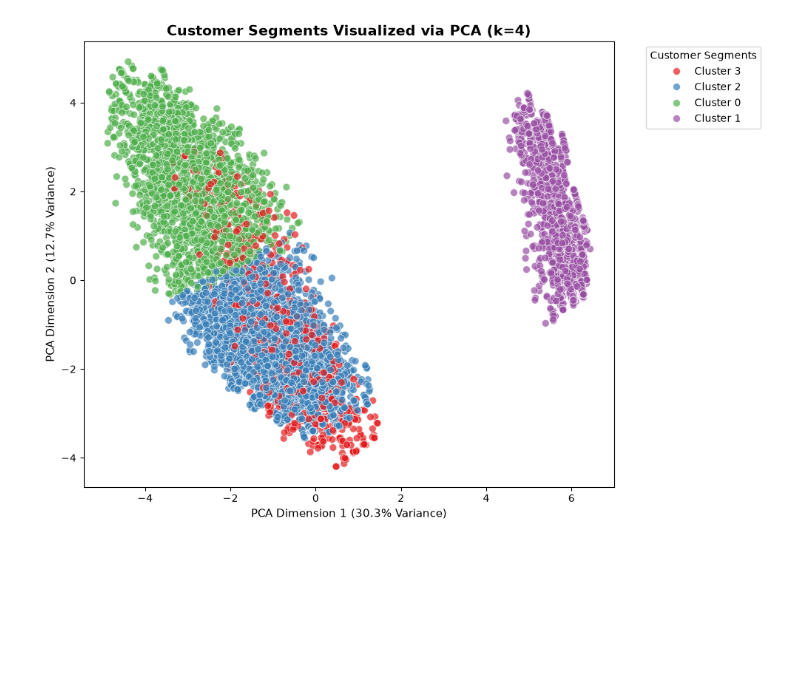
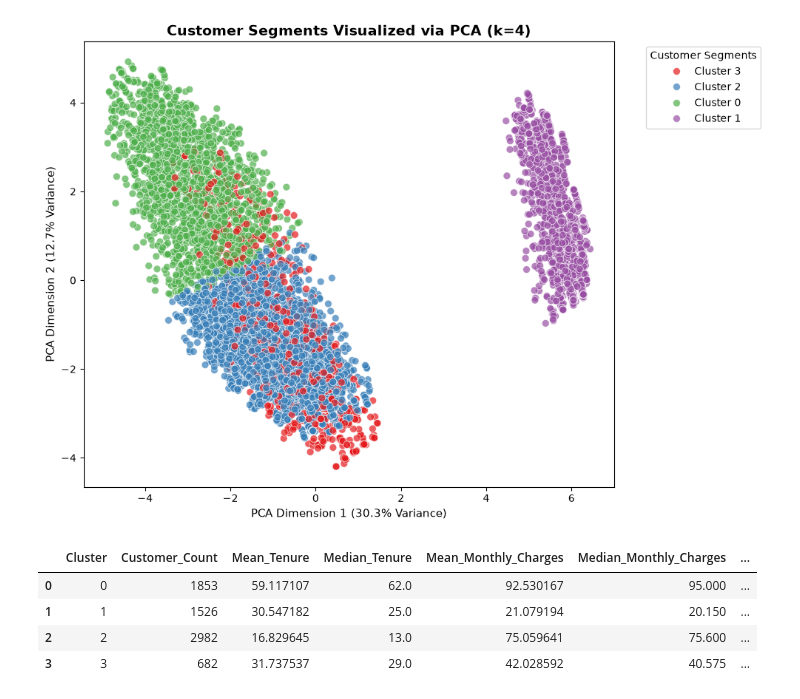
Before and after one commit to mohammed-mehdi-saibat/client-churn-prediction, a Jupyter notebook: notebooks/02_clustering.ipynb, the cells around one changed output. Drawn from its saved outputs; the diff is of its cells as text; code cells hidden in the pictures; blank space fills up the shorter version.

```diff
--- a/notebooks/02_clustering.ipynb
+++ b/notebooks/02_clustering.ipynb
@@ -186,3 +186,29 @@ plt.show()
 # %% [output]
 PCA cluster plot successfully saved to: ../artifacts/figures/clustering/pca_clusters.png
 [figure]
+# %%
+# Cluster Profiling & Business Interpretation
+cluster_summary = df.groupby("cluster").agg({
+    "customer_id": "count",
+    "tenure": ["mean", "median"],
+    "monthly_charges": ["mean", "median"],
+    "total_charges": ["mean", "median"],
+    "total_services_count": "mean",
+    "churn": "mean"  # Validating historical churn distribution across clusters
+}).reset_index()
+
+cluster_summary.columns = [
+    "Cluster", "Customer_Count",
+    "Mean_Tenure", "Median_Tenure",
+    "Mean_Monthly_Charges", "Median_Monthly_Charges",
+    "Mean_Total_Charges", "Median_Total_Charges",
+    "Mean_Services_Count", "Churn_Rate"
+]
+
+display(cluster_summary)
+# %% [output]
+|  | Cluster | Customer_Count | Mean_Tenure | Median_Tenure | Mean_Monthly_Charges | Median_Monthly_Charges | ... |
+| 0 | 0 | 1853 | 59.117107 | 62.0 | 92.530167 | 95.000 | ... |
+| 1 | 1 | 1526 | 30.547182 | 25.0 | 21.079194 | 20.150 | ... |
+| 2 | 2 | 2982 | 16.829645 | 13.0 | 75.059641 | 75.600 | ... |
+| 3 | 3 | 682 | 31.737537 | 29.0 | 42.028592 | 40.575 | ... |
```
Also changed, not shown: parts of 1 cell of this notebook, 6 other files.
